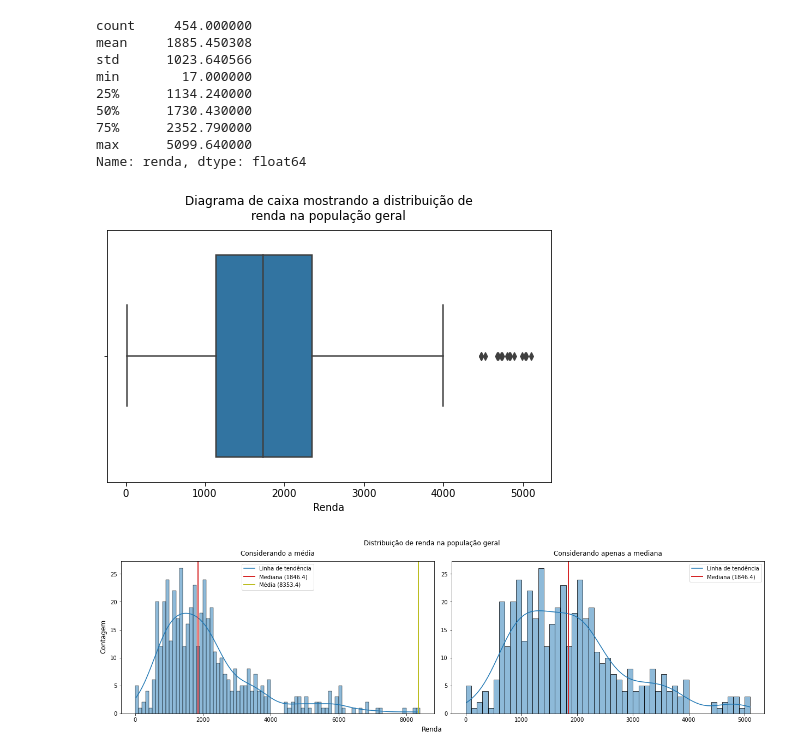
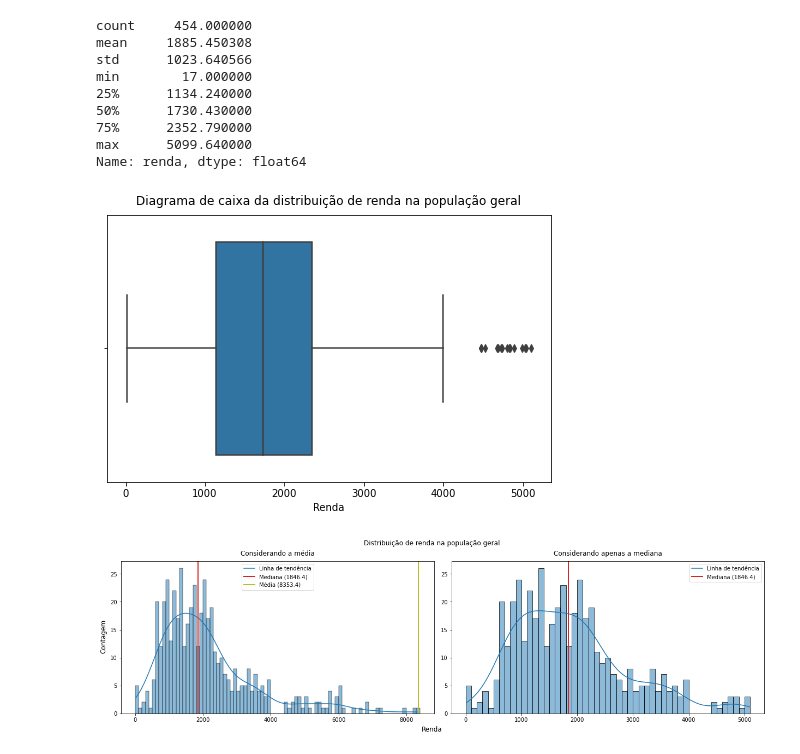
Before and after one commit to jv-porto/computer-aquisition-automation, a Jupyter notebook: projeto.ipynb, the cells around one changed output. Saved outputs shown, nothing was run; the diff lists cells and outputs as text; code cells hidden in the pictures.

```diff
--- a/projeto.ipynb
+++ b/projeto.ipynb
@@ -393,14 +393,14 @@ Name: renda, dtype: float64
 # %%
 fig, axs = plt.subplots(figsize=(6.3, 4.5), constrained_layout=True)
 
 graph = sns.boxplot(x=data['renda'][renda_filter], ax=axs)
 graph.set(xlabel='Renda')
-graph.set_title('Diagrama de caixa mostrando a distribuição de\nrenda na população geral', pad=10)
+graph.set_title('Diagrama de caixa da distribuição de\nrenda na população geral', pad=10)
 plt.show()
 
-fig.savefig('imagens/Diagrama de caixa mostrando a distribuição de renda na população geral.svg')
+fig.savefig('imagens/Diagrama de caixa da distribuição de renda na população geral.svg')
 # %% [output]
-[figure, old version]
+[figure, new version]
 # %%
 fig, axs = plt.subplots(ncols=2, figsize=(17, 5), constrained_layout=True)
 
```
Also changed, not shown: parts of 113 cells of this notebook, 46 other files.
